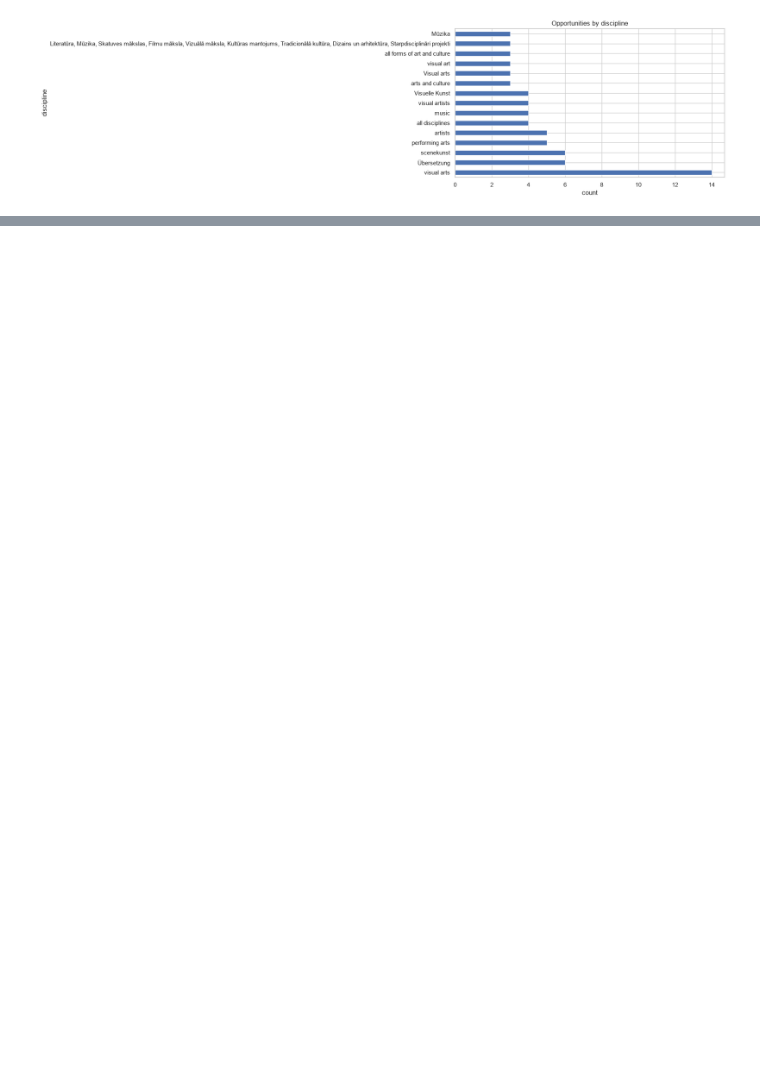
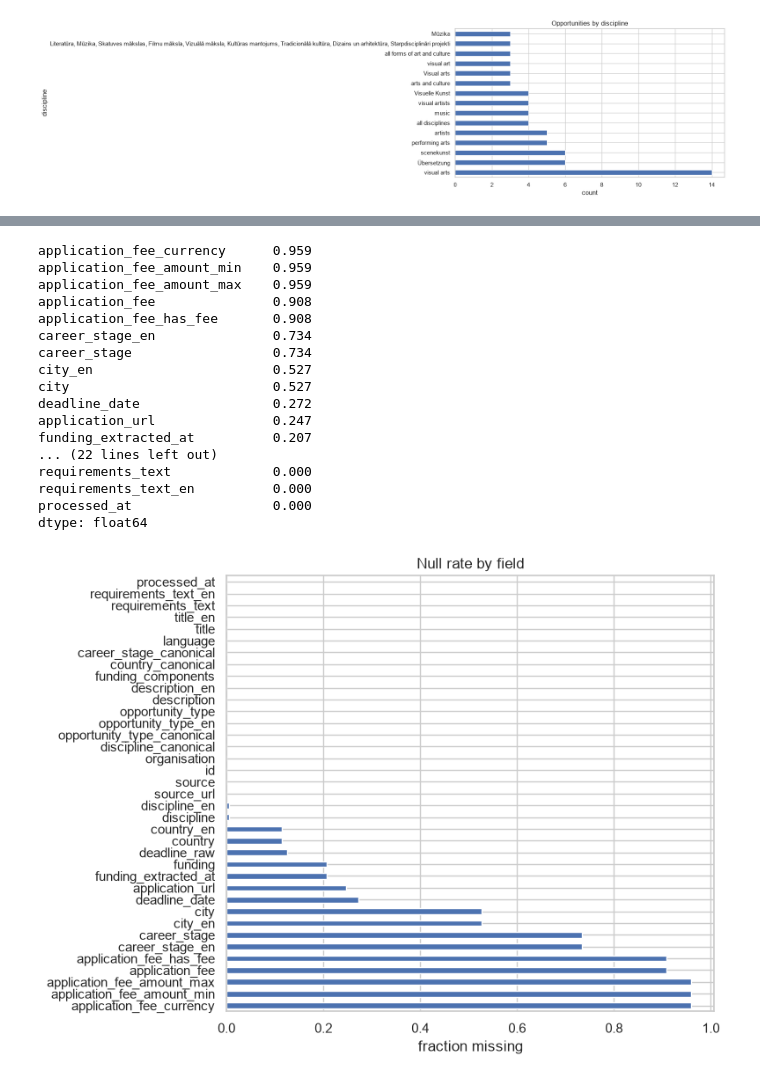
Before and after one commit to Lucaisok/open_art, a Jupyter notebook: notebooks/eda.ipynb, the cells around one changed output, grey strips where cells are left out. Drawn from its saved outputs; the diff is of its cells as text; code cells hidden in the pictures; blank space fills up the shorter version.

```diff
--- a/notebooks/eda.ipynb
+++ b/notebooks/eda.ipynb
@@ -217,0 +268,27 @@ Name: requirements_text_en, dtype: float64
+# %%
+null_rate = df.isna().mean().sort_values(ascending=False)
+print(null_rate.round(3))
+
+null_rate.plot(kind="barh", title="Null rate by field", figsize=(8, 6))
+plt.xlabel("fraction missing")
+plt.tight_layout()
+plt.show()
+# %% [output]
+application_fee_currency      0.959
+application_fee_amount_min    0.959
+application_fee_amount_max    0.959
+application_fee               0.908
+application_fee_has_fee       0.908
+career_stage_en               0.734
+career_stage                  0.734
+city_en                       0.527
+city                          0.527
+deadline_date                 0.272
+application_url               0.247
+funding_extracted_at          0.207
+... (22 lines left out)
+requirements_text             0.000
+requirements_text_en          0.000
+processed_at                  0.000
+dtype: float64
+[figure, added]
```
Also changed, not shown: parts of 14 cells of this notebook, 10 other files.
